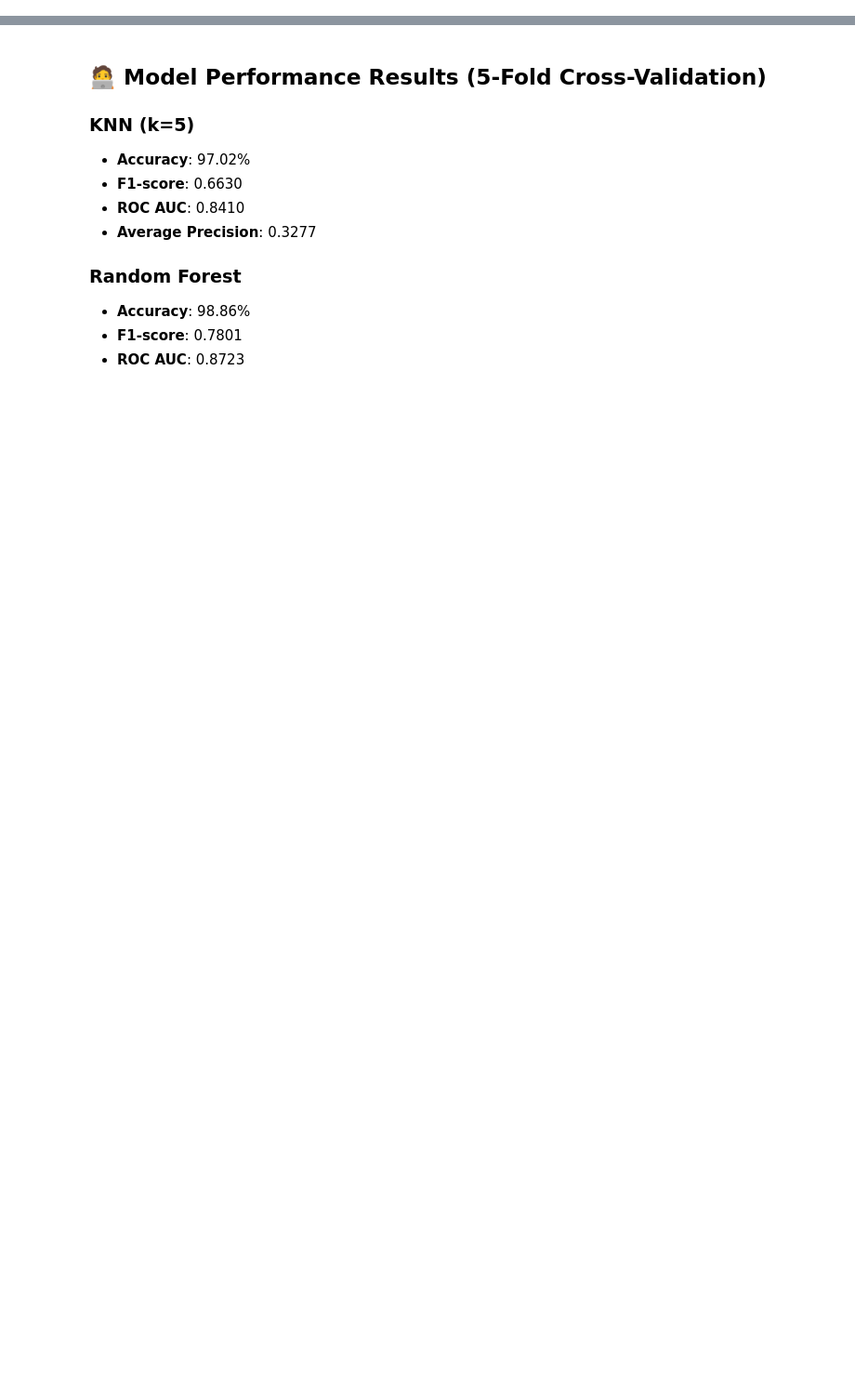
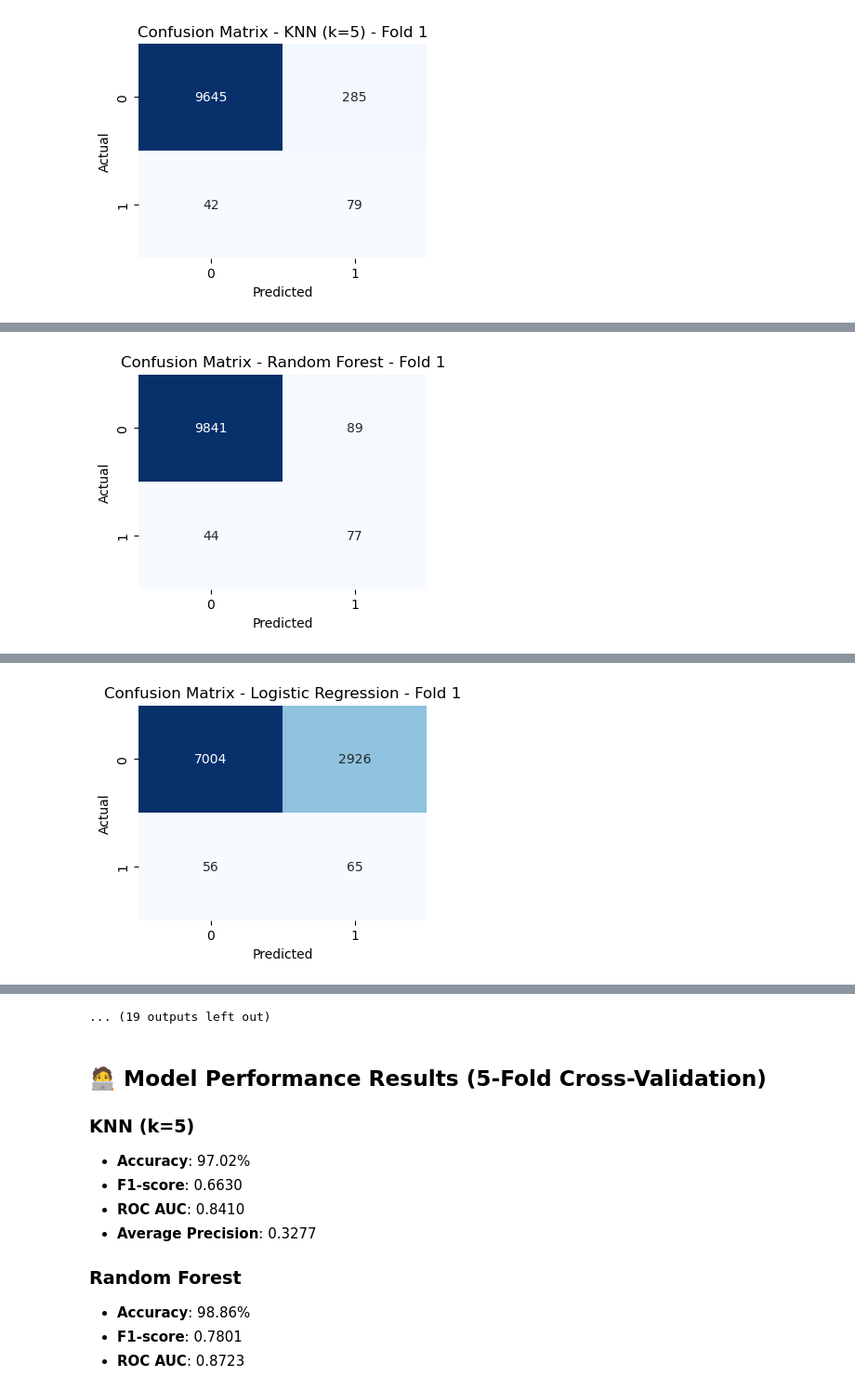
Before and after one commit to WissemZera/SystemeDePrediction, a Jupyter notebook: risk_prediction_check_payments.ipynb, the cells around one changed output, grey strips where cells are left out. Shown: that part at 93% size. Drawn from its saved outputs; the diff is of its cells as text; code cells hidden in the pictures; blank space fills up the shorter version.

```diff
--- a/risk_prediction_check_payments.ipynb
+++ b/risk_prediction_check_payments.ipynb
@@ -41,0 +36,12 @@ WARNING *** OLE2 inconsistency: SSCS size is 0 but SSAT size is non-zero
+# %%
+# Importer le dataset
+#df1 = pd.read_excel('data/données_chèque_stage.xls')
+#df2 = pd.read_excel('data/données_LDC_stage.xls')
+
+# Save them as .xlsx files
+#df1.to_excel('data/données_chèque_stage.xlsx', index=False, engine='openpyxl')
+#df2.to_excel('data/données_LDC_stage.xlsx', index=False, engine='openpyxl')
+
+# Import the converted datasets
+df1 = pd.read_excel('data/données_chèque_stage.xlsx', engine='openpyxl')
+df2 = pd.read_excel('data/données_LDC_stage.xlsx', engine='openpyxl')
@@ -220,47 +272,71 @@ for fold, (train_idx, test_idx) in enumerate(skf.split(X, y), 1):
 # %%
-from sklearn.model_selection import StratifiedKFold
-from sklearn.neighbors import KNeighborsClassifier
-from sklearn.ensemble import RandomForestClassifier
-from sklearn.linear_model import LogisticRegression
-from sklearn.metrics import classification_report, confusion_matrix, accuracy_score, f1_score
-import numpy as np
+# Sélectionner les variables explicatives (X) et la cible (y)
+X = df1[['NBRE', 'MCR', 'MDB', 'VALEUR', 'MNT', 'AGE', 'PROVISIONNE', 'le_PROFESSION', 'le_LIBCCL']]
+y = df1['SORT']
 
-# Setup
-skf = StratifiedKFold(n_splits=5, shuffle=True, random_state=42)
+# Fonction pour visualiser la matrice de confusion
+def plot_conf_matrix(cm, model_name):
+    plt.figure(figsize=(4, 3))
+    sns.heatmap(cm, annot=True, fmt="d", cmap="Blues", cbar=False)
+    plt.title(f"Confusion Matrix - {model_name}")
+    plt.xlabel("Predicted")
+    plt.ylabel("Actual")
+    plt.show()
 
 # Models to evaluate
 models = {
     "KNN (k=5)": KNeighborsClassifier(n_neighbors=5),
     "Random Forest": RandomForestClassifier(n_estimators=100, random_state=42),
-    "Logistic Regression": LogisticRegression(max_iter=1000)
+    "Logistic Regression": LogisticRegression(max_iter=1000, class_weight="balanced")
 }
 
 # Results storage
-results = {name: {"accuracy": [], "f1": []} for name in models}
+results = {name: {"accuracy": [], "f1": [], "roc_auc": [], "avg_precision": []} for name in models}
 
-# Cross-validation
+# Stratified K-Fold
+skf = StratifiedKFold(n_splits=5, shuffle=True, random_state=42)
+
 for fold, (train_idx, test_idx) in enumerate(skf.split(X, y), 1):
     print(f"\n=== Fold {fold} ===")
     X_train, X_test = X.iloc[train_idx], X.iloc[test_idx]
     y_train, y_test = y.iloc[train_idx], y.iloc[test_idx]
 
+    # Apply SMOTE
+    smote = SMOTE(random_state=42)
+    X_train_res, y_train_res = smote.fit_resample(X_train, y_train)
+
     for name, model in models.items():
-        model.fit(X_train, y_train)
+        model.fit(X_train_res, y_train_res)
         y_pred = model.predict(X_test)
+        y_proba = model.predict_proba(X_test)[:, 1]
 
+        # Metrics
         acc = accuracy_score(y_test, y_pred)
-        f1 = f1_score(y_test, y_pred, average='macro')  # use 'binary' if binary classification
+        f1 = f1_score(y_test, y_pred, average="macro")
+        roc_auc = roc_auc_score(y_test, y_proba)
+        avg_prec = average_precision_score(y_test, y_proba)
 
+        # Store
         results[name]["accuracy"].append(acc)
         results[name]["f1"].append(f1)
+        results[name]["roc_auc"].append(roc_auc)
+        results[name]["avg_precision"].append(avg_prec)
 
+        # Output
         print(f"\n- {name}")
         print("Matrice de confusion :\n", confusion_matrix(y_test, y_pred))
         print("Rapport de classification :\n", classification_report(y_test, y_pred))
 
-# Average results
+        # Plot
+        plot_conf_matrix(confusion_matrix(y_test, y_pred), f"{name} - Fold {fold}")
+
+# === Résumé des performances ===
 print("\n=== Résultats Moyens sur les 5 Folds ===")
 for name, scores in results.items():
-    avg_acc = np.mean(scores["accuracy"])
-    avg_f1 = np.mean(scores["f1"])
-    print(f"{name}: Accuracy moyenne = {avg_acc:.4f} | F1-score moyen = {avg_f1:.4f}")
+
+    print(f"\n{name}:")
+    print(f" - Accuracy moyenne       = {np.mean(scores['accuracy']):.4f}")
+    print(f" - F1-score moyen         = {np.mean(scores['f1']):.4f}")
+    print(f" - ROC AUC moyen          = {np.mean(scores['roc_auc']):.4f}")
+    print(f" - Average Precision mean = {np.mean(scores['avg_precision']):.4f}")
+# %% [output]
@@ -266,0 +358 @@ for name, scores in results.items():
+[figure, added]
@@ -266,0 +372 @@ for name, scores in results.items():
+[figure, added]
@@ -266,0 +386 @@ for name, scores in results.items():
+[figure, added]
@@ -266,0 +431 @@ for name, scores in results.items():
+... (19 outputs left out)
```
Also changed, not shown: parts of 16 cells of this notebook, 2 other files.
